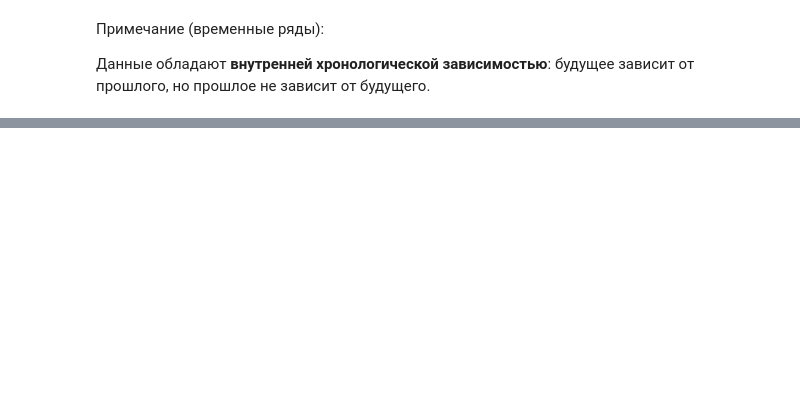
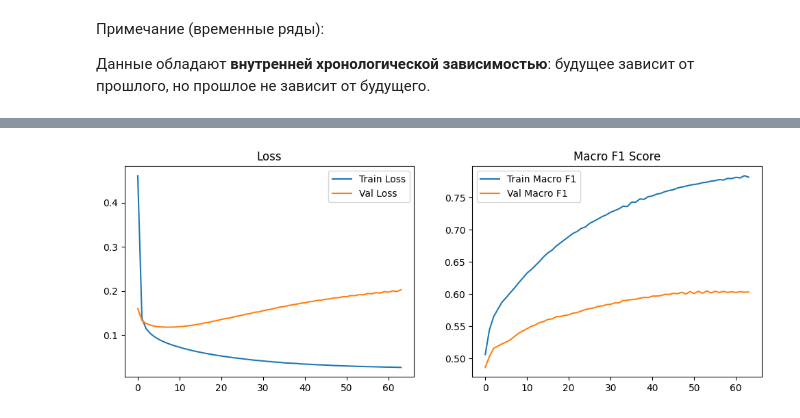
Before and after one commit to alekseevavlada/Hybrid-Predictive-Maintenance, a Jupyter notebook: Notebooks/Classification.ipynb, the cells around one changed output, grey strips where cells are left out. Cells and saved outputs as stored; diff of their text form; code cells hidden in the pictures; blank space fills up the shorter version.

```diff
--- a/Notebooks/Classification.ipynb
+++ b/Notebooks/Classification.ipynb
@@ -435,0 +911,25 @@ y_score = model.predict_proba(X_val)[:, 1]
+# %%
+# Модель
+lstm_model = LSTMModel(input_size, hidden_size=32, n_classes=5, task="classification").to(device)
+
+# Обучение
+y_score, history = Evaluate(lstm_model, train_loader_clf, val_loader_clf, y_train=y_train_clf_t, task="classification", epochs=200)  # (N, 5)
+
+# Для каждого класса настраиваем свой порог
+best_thresholds = [0.5]
+for class_id in [1, 2, 3, 4]:
+    # Оптимизация под F2-score (recall-ориентированный)
+    f2_scores = [
+        fbeta_score(
+            (y_val == class_id).astype(int),
+            (y_score[:, class_id] > t).astype(int),
+            beta=2, zero_division=0
+        )
+        for t in np.linspace(0.1, 0.9, 100)
+    ]
+    best_t = np.linspace(0.1, 0.9, 100)[np.argmax(f2_scores)]
+    best_thresholds.append(best_t)
+
+# Предсказание
+adjusted_scores = y_score / np.array(best_thresholds)
+y_pred = np.argmax(adjusted_scores, axis=1)
@@ -435,0 +994,14 @@ y_score = model.predict_proba(X_val)[:, 1]
+# %%
+plt.figure(figsize=(12, 4))
+plt.subplot(1, 2, 1)
+plt.plot(history["train_loss"], label="Train Loss")
+plt.plot(history["val_loss"], label="Val Loss")
+plt.legend(); plt.title("Loss")
+
+plt.subplot(1, 2, 2)
+plt.plot(history["train_f1"], label="Train Macro F1")
+plt.plot(history["val_f1"], label="Val Macro F1")
+plt.legend(); plt.title("Macro F1 Score")
+plt.show()
+# %% [output]
+[figure, added]
```
Also changed, not shown: parts of 83 cells of this notebook, 1 other file.
